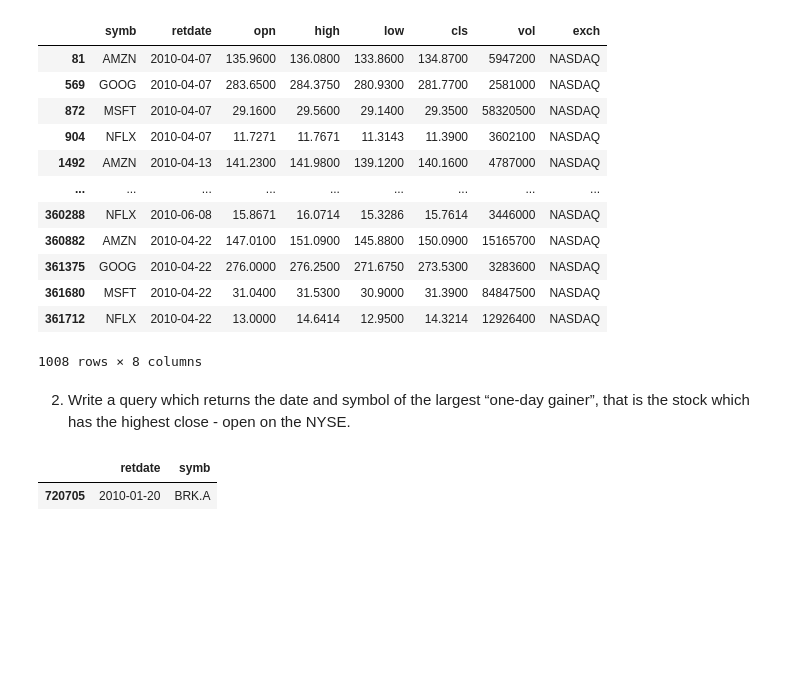
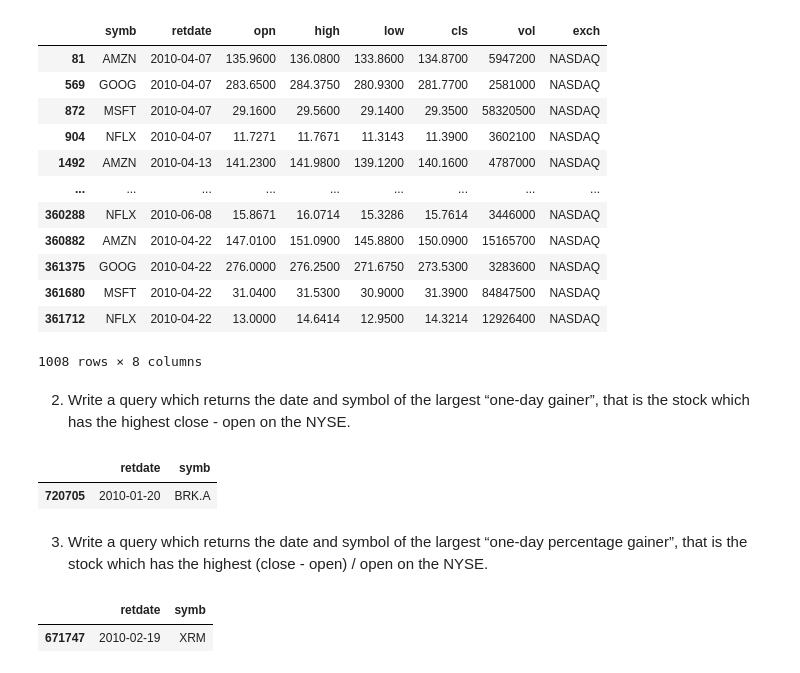
Before and after one commit to anitarestrepo16/databases_class_pandas, a Jupyter notebook: HW1.ipynb, the cells around one changed output. Drawn from its saved outputs; the diff is of its cells as text; code cells hidden in the pictures; blank space fills up the shorter version.

```diff
--- a/HW1.ipynb
+++ b/HW1.ipynb
@@ -115,3 +125,11 @@ df2010.loc[(df2010.loc[:, 'exch'] == 'NYSE'), :].assign(diff = df2010.loc[:, 'cl
 # %% [output]
 |  | retdate | symb |
 | 720705 | 2010-01-20 | BRK.A |
+# %% [markdown]
+3. Write a query which returns the date and symbol of the largest “one-day percentage gainer”, that is the stock which has the highest (close - open) / open on the NYSE.
+# %%
+df2010.loc[(df2010.loc[:, 'exch'] == 'NYSE'), :].assign(\
+    perc_gain = (df2010.loc[:, 'cls']-df2010.loc[:, 'opn'])/df2010.loc[:, 'opn']).nlargest(1, ['perc_gain']).loc[:, ['retdate', 'symb']]
+# %% [output]
+|  | retdate | symb |
+| 671747 | 2010-02-19 | XRM |
```
Also changed, not shown: parts of 24 cells of this notebook.
